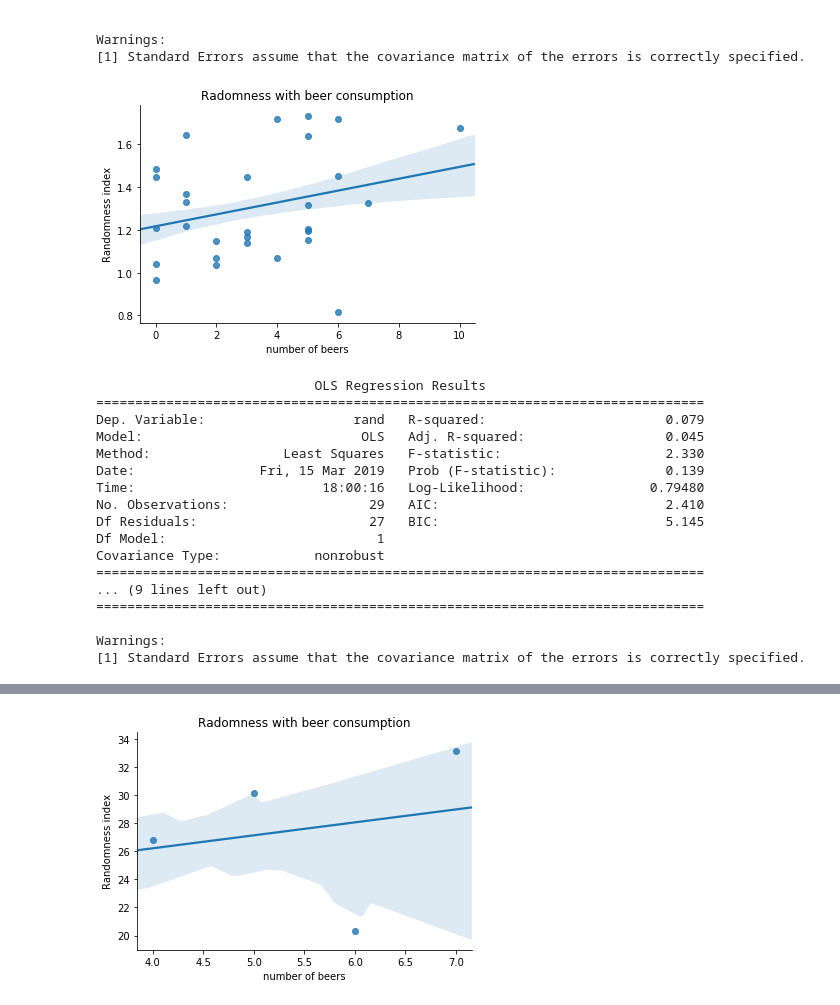
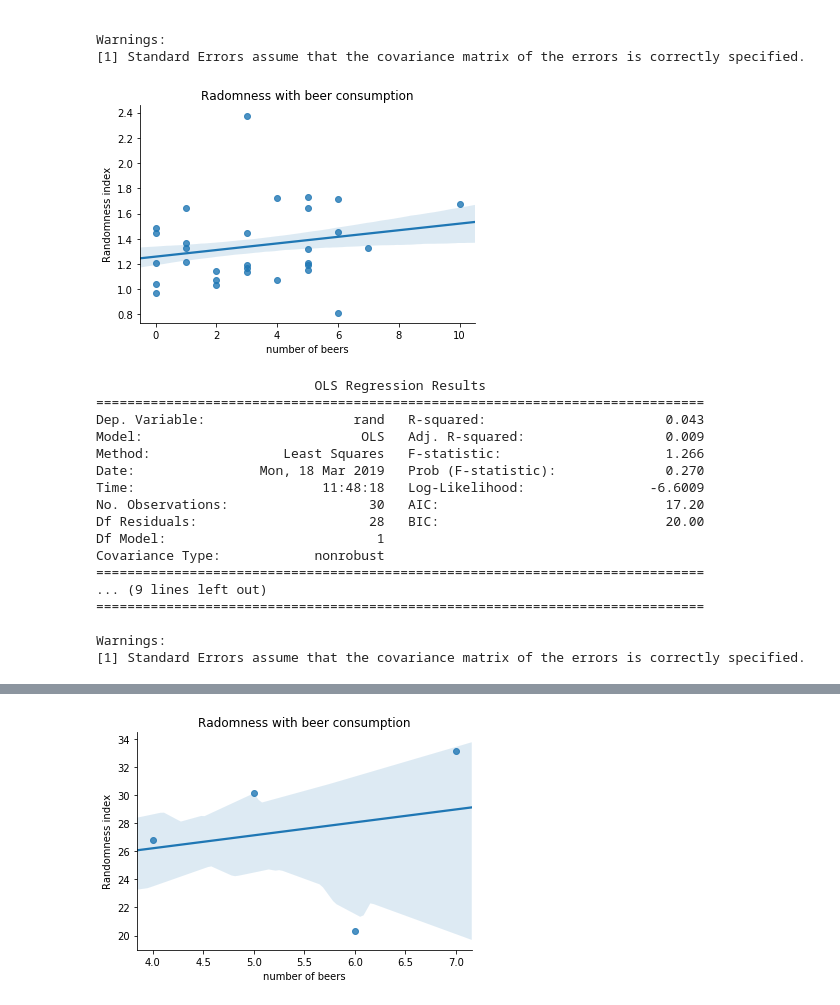
Before and after one commit to davidbestue/Retreat_2019, a Jupyter notebook: R_S_P/Analysis_rsp_alcohol.ipynb, the cells around one changed output, grey strips where cells are left out. Drawn from its saved outputs; the diff is of its cells as text; code cells hidden in the pictures.

```diff
--- a/R_S_P/Analysis_rsp_alcohol.ipynb
+++ b/R_S_P/Analysis_rsp_alcohol.ipynb
@@ -147,50 +300,34 @@ Warnings:
 [1] Standard Errors assume that the covariance matrix of the errors is correctly specified.
 # %%
 
-beer_n = []
-r_value=[]
-winner=[]
 
-for r in df['rounds'].unique():
-    r_value.append(df.loc[df['rounds']==r,'randomness_p1'].iloc[0])
-    r_value.append(df.loc[df['rounds']==r, 'randomness_p2'].iloc[0])
-    beer_n.append(df.loc[df['rounds']==r, 'b_p1'].iloc[0])
-    beer_n.append(df.loc[df['rounds']==r, 'b_p2'].iloc[0])
-
-
-
-df_b_r = pd.DataFrame({'beer': beer_n, 'rand': r_value})
-
-df_b_r = df_b_r[ df_b_r['rand']> df_b_r['rand'].mean() - 1.96*df_b_r['rand'].std() ]
-
-df_b_r = df_b_r[ df_b_r['rand']< df_b_r['rand'].mean() + 1.96*df_b_r['rand'].std() ]
 
 
 sns.regplot(df_b_r['beer'], df_b_r['rand'], ci=68, fit_reg=True)
 plt.title('Radomness with beer consumption')
 plt.xlabel('number of beers')
 plt.ylabel('Randomness index')
 plt.gca().spines['right'].set_visible(False)
 plt.gca().spines['top'].set_visible(False)
 plt.gca().get_xaxis().tick_bottom()
 plt.gca().get_yaxis().tick_left()
 plt.show()
 
 
 #ols
 mod = ols('rand ~ beer', data=df_b_r).fit()
 print(mod.summary())
 # %% [output]
-[figure, old version]
+[figure, new version]
                             OLS Regression Results
 ==============================================================================
-Dep. Variable:                   rand   R-squared:                       0.079
-Model:                            OLS   Adj. R-squared:                  0.045
-Method:                 Least Squares   F-statistic:                     2.330
-Date:                Fri, 15 Mar 2019   Prob (F-statistic):              0.139
-Time:                        18:00:16   Log-Likelihood:                0.79480
-No. Observations:                  29   AIC:                             2.410
-Df Residuals:                      27   BIC:                             5.145
+Dep. Variable:                   rand   R-squared:                       0.043
+Model:                            OLS   Adj. R-squared:                  0.009
+Method:                 Least Squares   F-statistic:                     1.266
+Date:                Mon, 18 Mar 2019   Prob (F-statistic):              0.270
+Time:                        11:48:18   Log-Likelihood:                -6.6009
+No. Observations:                  30   AIC:                             17.20
+Df Residuals:                      28   BIC:                             20.00
 Df Model:                           1
 Covariance Type:            nonrobust
 ==============================================================================
```
Also changed, not shown: parts of 4 cells of this notebook, 1 other file.
